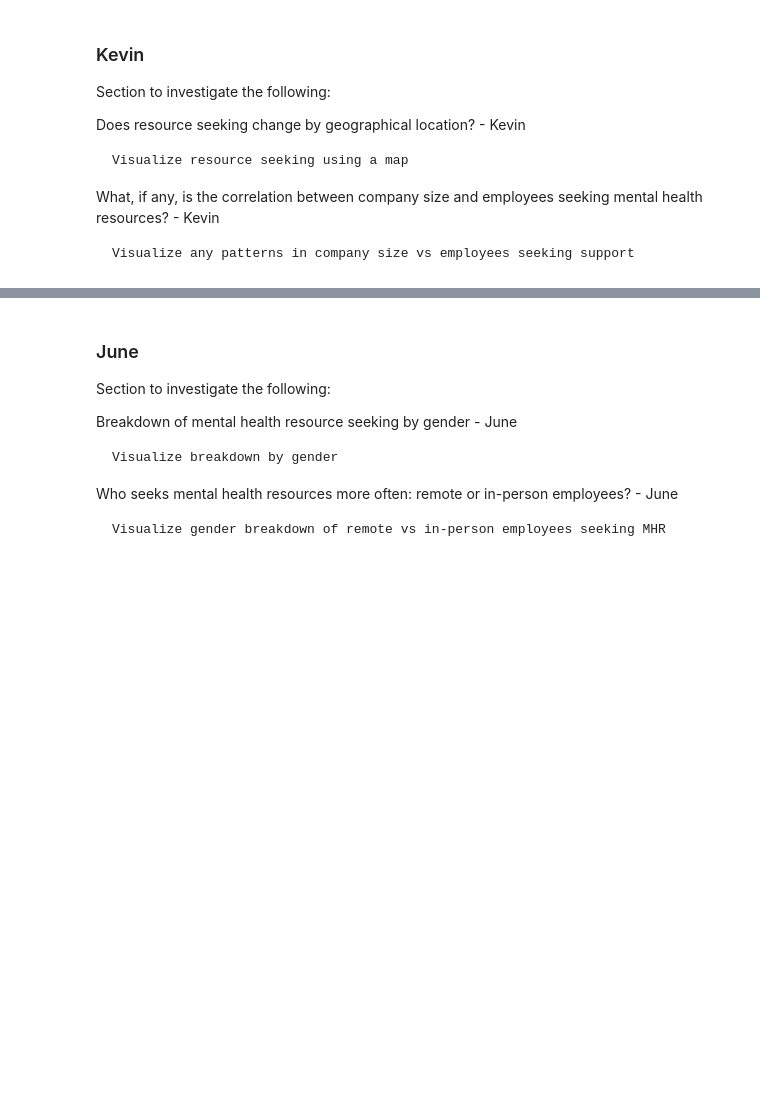
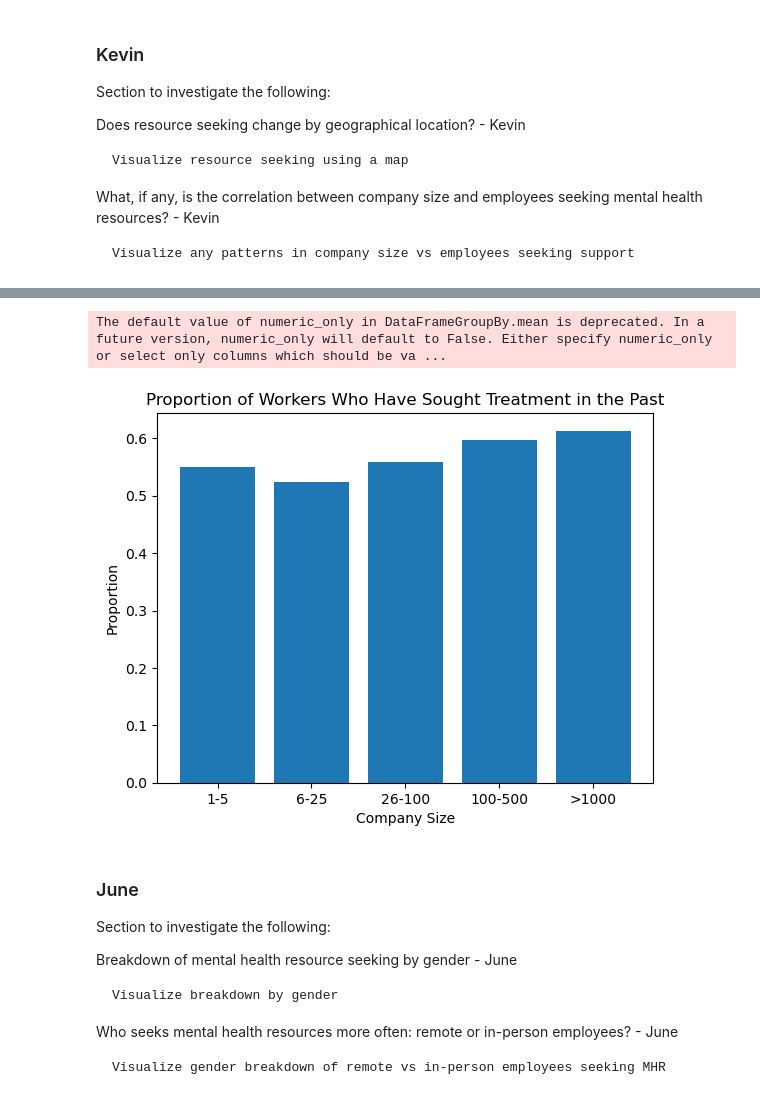
Before and after one commit to June-buggy/Project_01, a Jupyter notebook: Project_01.ipynb, the cells around one changed output, grey strips where cells are left out. Cells and saved outputs as stored; diff of their text form; code cells hidden in the pictures; blank space fills up the shorter version.

```diff
--- a/Project_01.ipynb
+++ b/Project_01.ipynb
@@ -72,0 +201,25 @@ What, if any, is the correlation between company size and employees seeking ment
+# %%
+### making separate dataframe to track company sizes
+
+# checking for responses that do not pertain to company size
+print(kd_df_columns['company_size'].unique())
+
+
+### NOTE: removing all rows with nnan company size responses
+kd_df_size = kd_df_columns[kd_df_columns['company_size'].isin(['44931', '45102', '26-100', '100-500', '500-1000', 'More than 1000'])]
+
+# replacing 44931 and 45102, which were read in as dates, with 1-5 and 6-25 respectively
+kd_df_size['company_size'] = kd_df_size['company_size'].replace('44931', '1-5')
+kd_df_size['company_size'] = kd_df_size['company_size'].replace('45102', '6-25')
+
+# replacing 'More than 1000' with '>1000' for brevity
+kd_df_size['company_size'] = kd_df_size['company_size'].replace('More than 1000', '>1000')
+
+
+# creating categorical variable so that I can order bar chart correctly
+kd_df_size['company_size'] = pd.Categorical(kd_df_size['company_size'], ['1-5', '6-25', '26-100', '100-500', '>1000'])
+
+# sorting values by company size buckets (index is preserved)
+kd_df_size = kd_df_size.sort_values('company_size')
+
+kd_df_size.head(100)
@@ -73,3 +258,22 @@ What, if any, is the correlation between company size and employees seeking ment
+# %%
+# grouping by company size to find percent of respondents who have sought mental health treatment
+# by company size
+kd_df_size_counts = kd_df_size.groupby('company_size').mean()
+kd_df_size_counts = kd_df_size_counts.reset_index()
+
+# generating bar plot
+plt.bar(data = kd_df_size_counts, x = 'company_size', height = 'sought_treatment')
+
+# adding axis labels and title
+plt.title('Proportion of Workers Who Have Sought Treatment in the Past')
+plt.xlabel('Company Size')
+plt.ylabel('Proportion')
+
+#plt.savefig('./images/KD_sought_treatment_proportion_company_size.png')
+plt.show()
+# %% [output]
+The default value of numeric_only in DataFrameGroupBy.mean is deprecated. In a future version, numeric_only will default to False. Either specify numeric_only or select only columns which should be va ...
+[figure, added]
 # %% [markdown]
 ### June
 Section to investigate the following:
```
Also changed, not shown: parts of 7 cells of this notebook.
